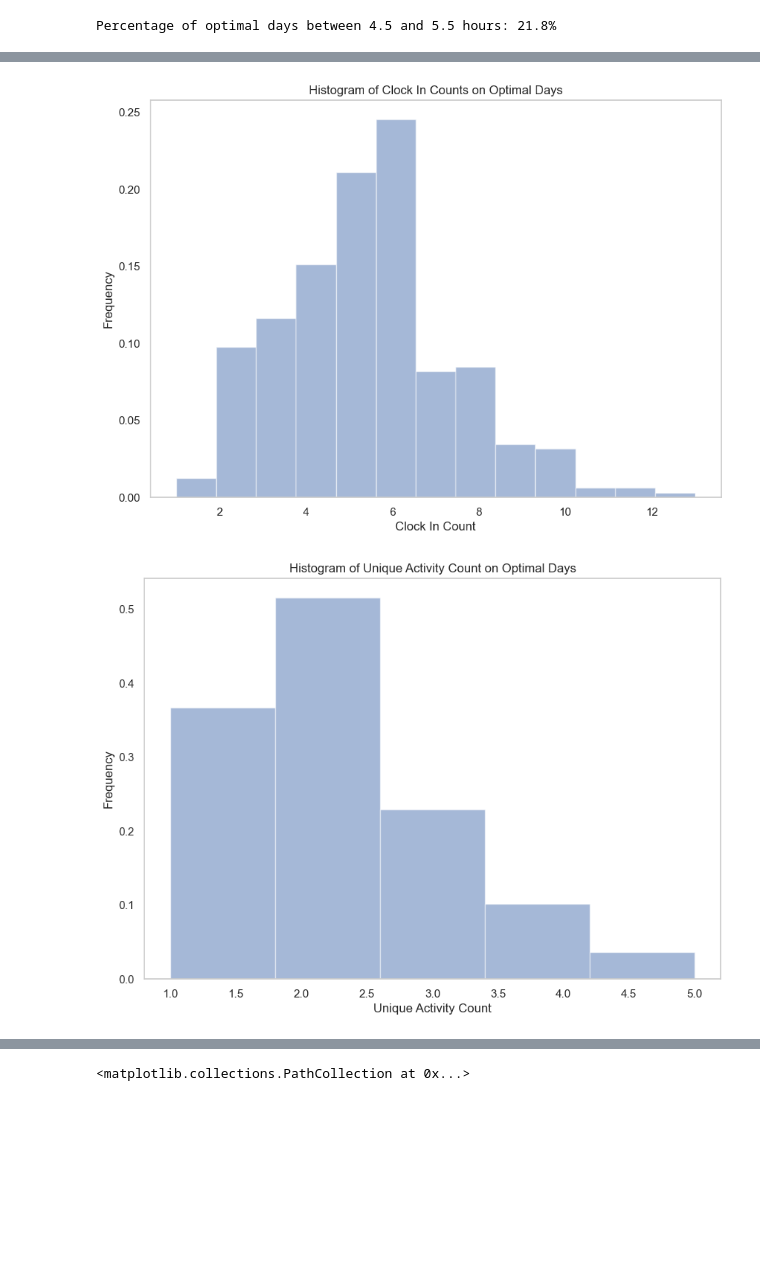
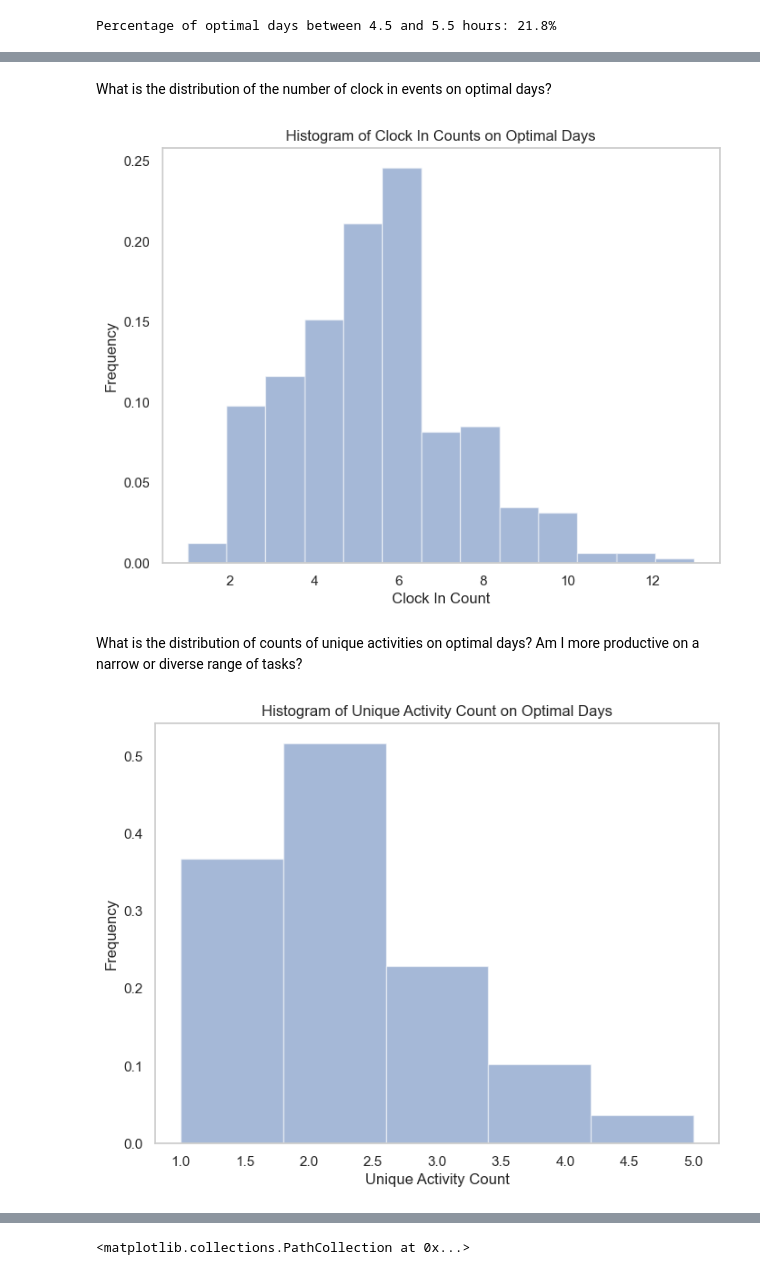
Before and after one commit to awkwardarm/Portfolio-Projects, a Jupyter notebook: Porftolio Project - Time Tracking.ipynb, the cells around one changed output, grey strips where cells are left out. Cells and saved outputs as stored; diff of their text form; code cells hidden in the pictures; blank space fills up the shorter version.

Commit message:
added optimal days frequency

```diff
--- a/Porftolio Project - Time Tracking.ipynb
+++ b/Porftolio Project - Time Tracking.ipynb
@@ -356,6 +346,4 @@ plt.show()
 # %%
-# What time of day do I start working on the most productive days? Let's define an optimal day as 4.5 to 5.5 hours of productivity
-
 #remove weekends
 weekday_time_tracking = time_tracking[(time_tracking['day_of_week'] != 'Saturday') & (time_tracking['day_of_week'] != 'Sunday')]
 
@@ -370,6 +358,9 @@ total_hours_by_day = weekday_time_tracking.groupby(weekday_time_tracking['dateti
 # make dataframe of optimal days between 4.5 and 5.5 hours
 optimal_days = total_hours_by_day[(total_hours_by_day['hours'] >= 4.5) & (total_hours_by_day['hours'] <= 5.5)].reset_index(drop=True)
 
+# convert datetime column to datetime
+optimal_days['datetime'] = pd.to_datetime(optimal_days['datetime'])
+
 # calculate ratio of optimal days
 ratio_optimal_days = round(len(optimal_days)/len(total_hours_by_day), 3) * 100
 
@@ -379,20 +395,24 @@ Percentage of optimal days between 4.5 and 5.5 hours: 21.8%
+# %% [markdown]
+What is the distribution of the number of clock in events on optimal days?
 # %%
 # histogram of clock_in_count
-plt.figure(figsize=(10,7))
+plt.figure(figsize=(8,6))
 plt.hist(optimal_days['clock_in_count'], density=True, bins= 13, alpha = 0.5)
 title = 'Histogram of Clock In Counts on Optimal Days'
 plt.xlabel('Clock In Count')
 plt.ylabel('Frequency')
 plt.title(title)
 plt.grid(False)
 # save figure for reporting
 plt.savefig(os.path.join('Visualizations', title))
 plt.show()
 # %% [output]
-[figure, old version]
+[figure, new version]
+# %% [markdown]
+What is the distribution of counts of unique activities on optimal days? Am I more productive on a narrow or diverse range of tasks?
 # %%
 # histogram of unique activities
-plt.figure(figsize=(10,7))
+plt.figure(figsize=(8,6))
 plt.hist(optimal_days['num_unique_activities'], density=True, bins= 5, alpha = 0.5)
 title = 'Histogram of Unique Activity Count on Optimal Days'
 plt.xlabel('Unique Activity Count')
@@ -403,4 +423,4 @@ plt.grid(False)
 plt.savefig(os.path.join('Visualizations', title))
 plt.show()
 # %% [output]
-[figure, old version]
+[figure, new version]
```
Also changed, not shown: parts of 19 cells of this notebook, 10 other files.
